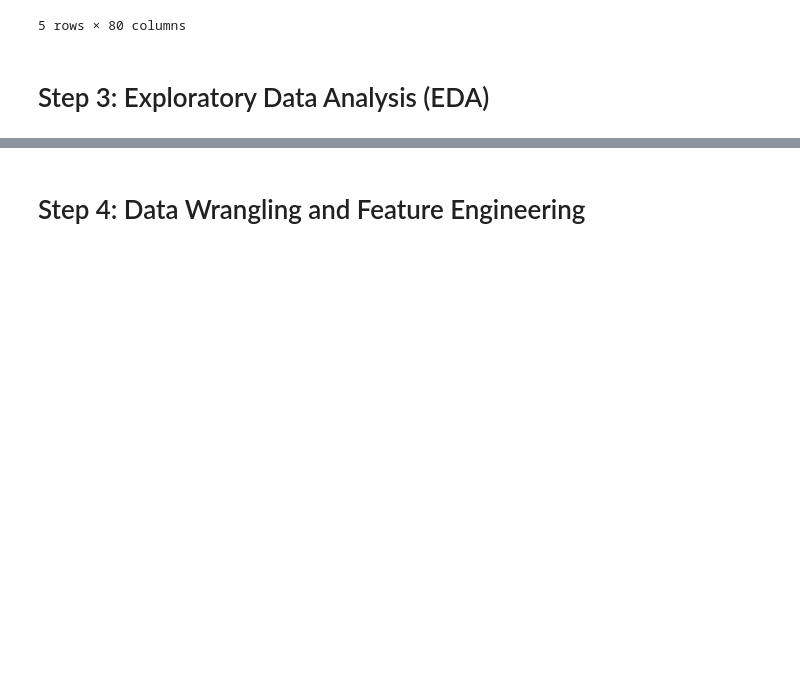
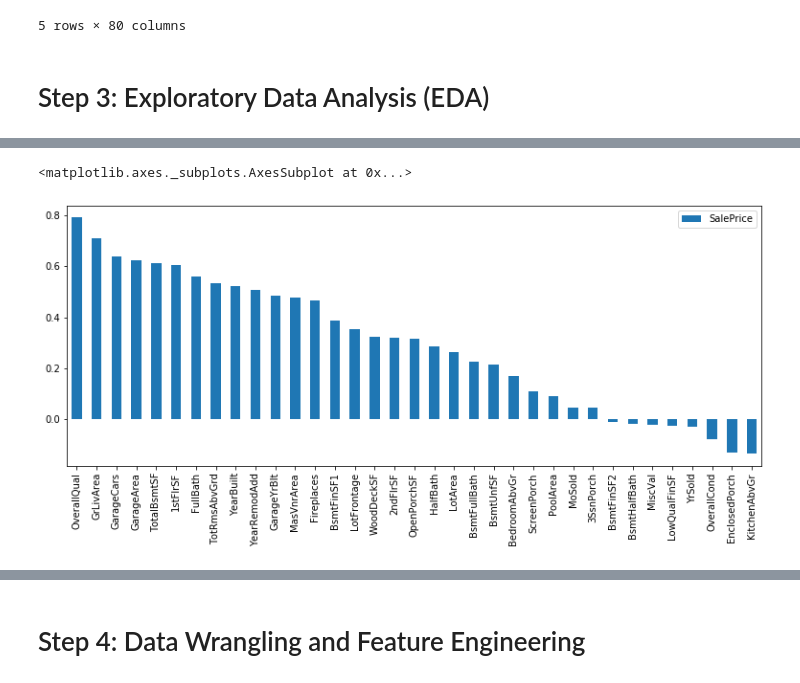
Before and after one commit to BrianLDev/House_Price_Kaggle_Template, a Jupyter notebook: House_Price_Kaggle_Template.ipynb, the cells around one changed output, grey strips where cells are left out. Saved outputs shown, nothing was run; the diff lists cells and outputs as text; code cells hidden in the pictures; blank space fills up the shorter version.

```diff
--- a/House_Price_Kaggle_Template.ipynb
+++ b/House_Price_Kaggle_Template.ipynb
@@ -146,0 +270,8 @@ combined.tail()
+# %%
+corr_SP = corr.SalePrice.to_frame()
+corr_SP.drop('SalePrice', axis=0, inplace=True)
+corr_SP.sort_values(by='SalePrice', ascending=False, inplace=True)
+corr_SP.plot.bar(figsize=(13,5))
+# %% [output]
+<matplotlib.axes._subplots.AxesSubplot at 0x...>
+[figure, added]
```
Also changed, not shown: parts of 45 cells of this notebook, 1 other file.
